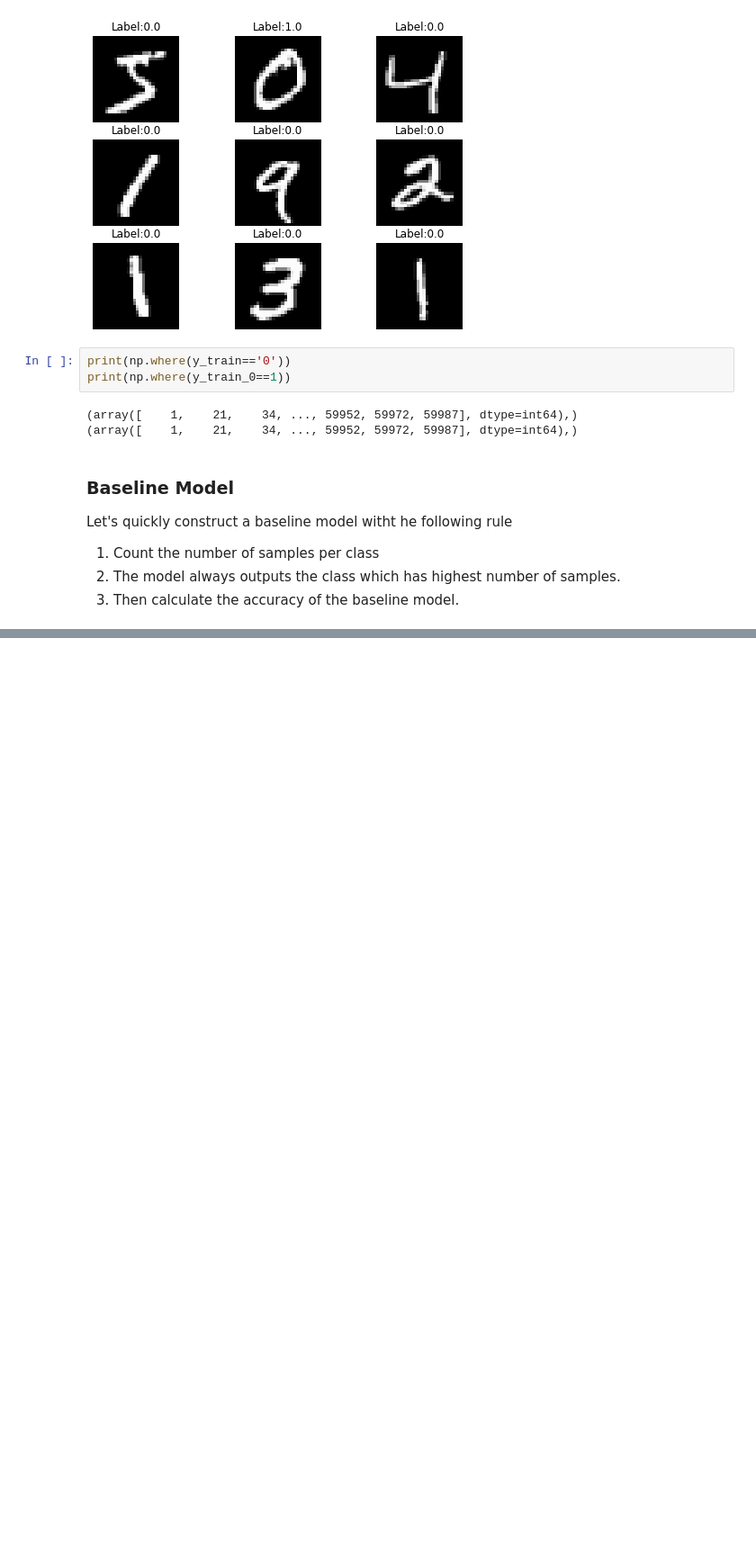
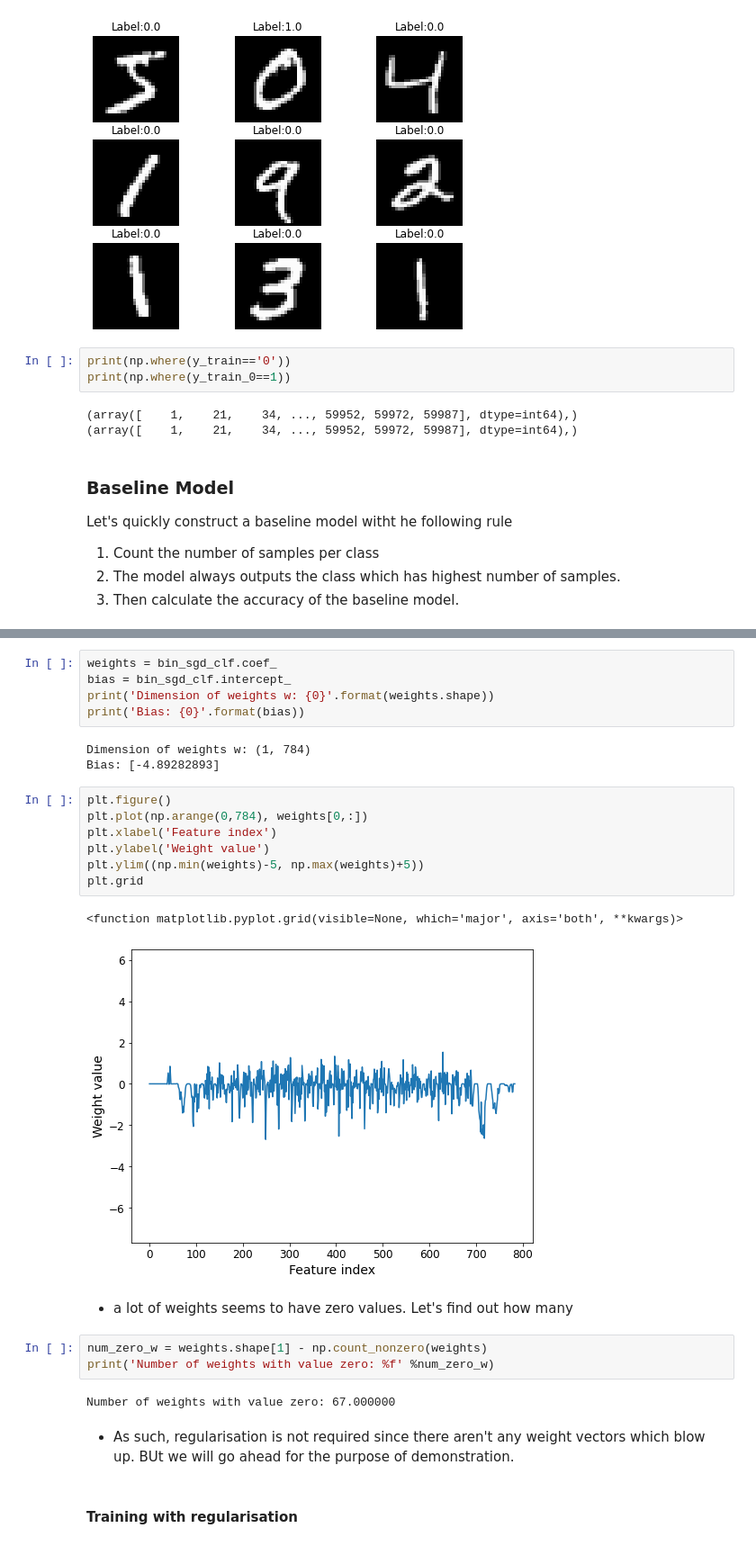
Before and after one commit to esviswajith95/MLP, a Jupyter notebook: Week6 - Logistic regression.ipynb, the cells around one changed output, grey strips where cells are left out. Shown: that part at 90% size. Saved outputs shown, nothing was run; the diff lists cells and outputs as text; blank space fills up the shorter version.

```diff
--- a/Week6 - Logistic regression.ipynb
+++ b/Week6 - Logistic regression.ipynb
@@ -137,0 +243,29 @@ Let's quickly construct a baseline model witht he following rule
+# %%
+weights = bin_sgd_clf.coef_
+bias = bin_sgd_clf.intercept_
+print('Dimension of weights w: {0}'.format(weights.shape))
+print('Bias: {0}'.format(bias))
+# %% [output]
+Dimension of weights w: (1, 784)
+Bias: [-4.89282893]
+# %%
+plt.figure()
+plt.plot(np.arange(0,784), weights[0,:])
+plt.xlabel('Feature index')
+plt.ylabel('Weight value')
+plt.ylim((np.min(weights)-5, np.max(weights)+5))
+plt.grid
+# %% [output]
+<function matplotlib.pyplot.grid(visible=None, which='major', axis='both', **kwargs)>
+[figure, added]
+# %% [markdown]
+* a lot of weights seems to have zero values. Let's find out how many
+# %%
+num_zero_w = weights.shape[1] - np.count_nonzero(weights)
+print('Number of weights with value zero: %f' %num_zero_w)
+# %% [output]
+Number of weights with value zero: 67.000000
+# %% [markdown]
+* As such, regularisation is not required since there aren't any weight vectors which blow up. BUt we will go ahead for the purpose of demonstration.
+# %% [markdown]
+#### Training with regularisation
```
Also changed, not shown: parts of 50 cells of this notebook.
